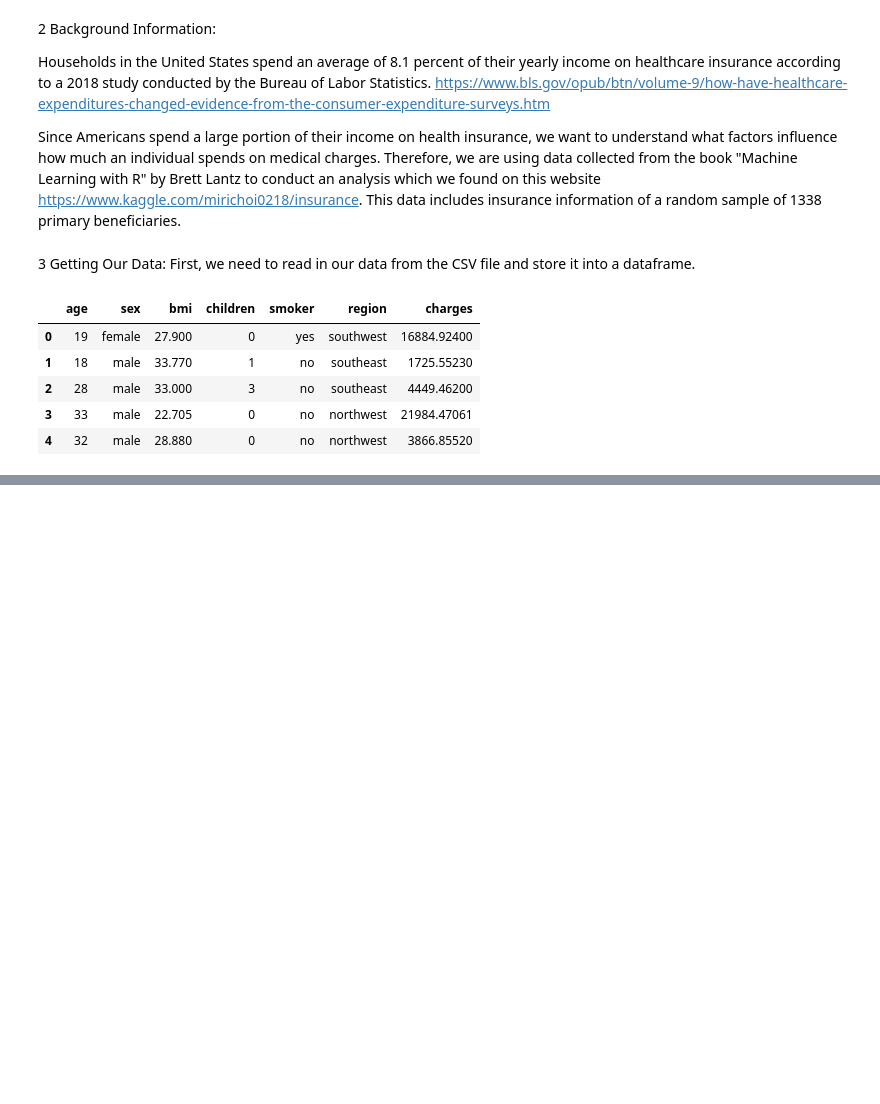
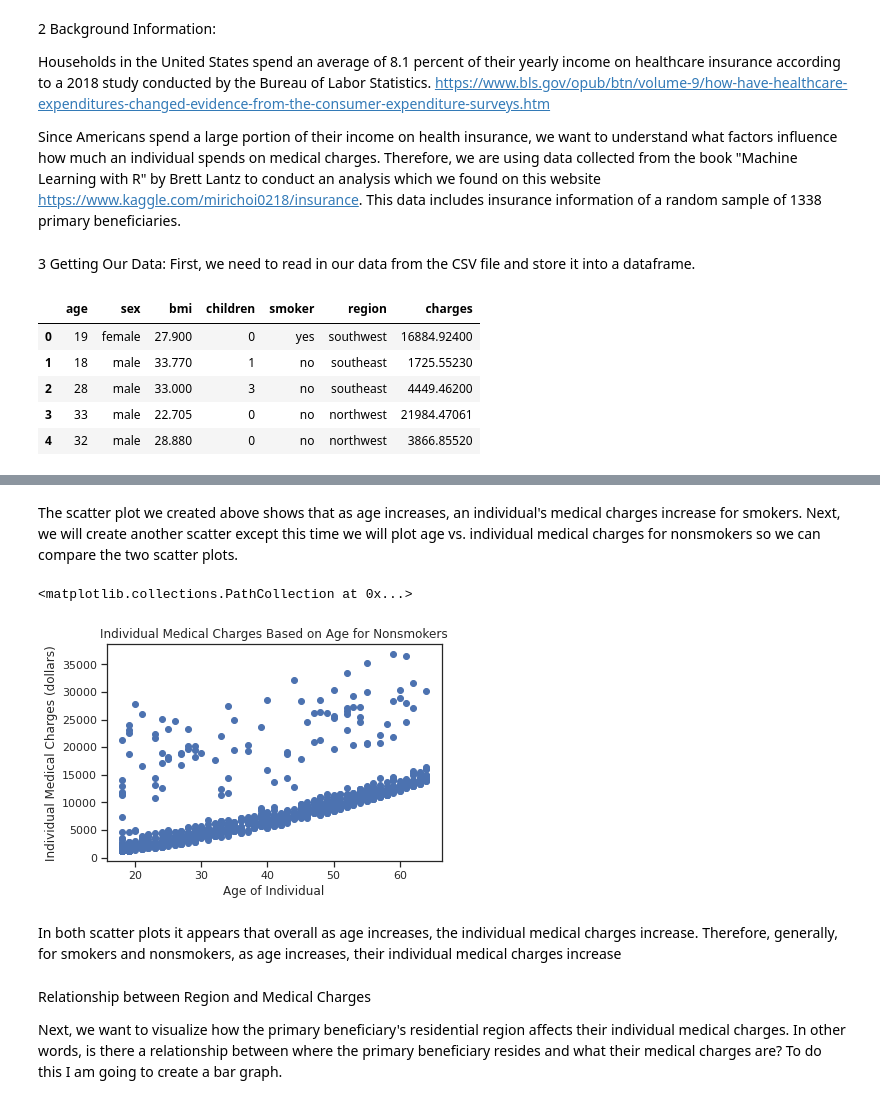
Before and after one commit to ashwittha/ashwittha.github.io, a Jupyter notebook: This is the Jupyter Notebook.ipynb, the cells around one changed output, grey strips where cells are left out. Saved outputs shown, nothing was run; the diff lists cells and outputs as text; code cells hidden in the pictures; blank space fills up the shorter version.

```diff
--- a/This is the Jupyter Notebook.ipynb
+++ b/This is the Jupyter Notebook.ipynb
@@ -65,0 +76,27 @@ Text(0, 0.5, 'Mean Payrolls')
+# %% [markdown]
+The scatter plot we created above shows that as age increases, an individual's medical charges increase for smokers. Next, we will create another scatter except this time we will plot age vs. individual medical charges for nonsmokers so we can compare the two scatter plots.
+# %%
+import matplotlib.pyplot as plt
+
+medical_charges_for_nonsmokers_array = []
+age_for_nonsmokers_array = []
+
+for index, row in df.iterrows():
+    if row['smoker'] == 'no':
+        medical_charges_for_nonsmokers_array.append(row['charges'])
+        age_for_nonsmokers_array.append(row['age'])
+
+plt.title("Individual Medical Charges Based on Age for Nonsmokers")
+plt.xlabel("Age of Individual")
+plt.ylabel("Individual Medical Charges (dollars)")
+
+plt.scatter(age_for_nonsmokers_array, medical_charges_for_nonsmokers_array)
+# %% [output]
+<matplotlib.collections.PathCollection at 0x...>
+[figure, added]
+# %% [markdown]
+In both scatter plots it appears that overall as age increases, the individual medical charges increase. Therefore, generally, for smokers and nonsmokers, as age increases, their individual medical charges increase
+# %% [markdown]
+Relationship between Region and Medical Charges
+
+Next, we want to visualize how the primary beneficiary's residential region affects their individual medical charges. In other words, is there a relationship between where the primary beneficiary resides and what their medical charges are? To do this I am going to create a bar graph.
```
Also changed, not shown: parts of 6 cells of this notebook.
